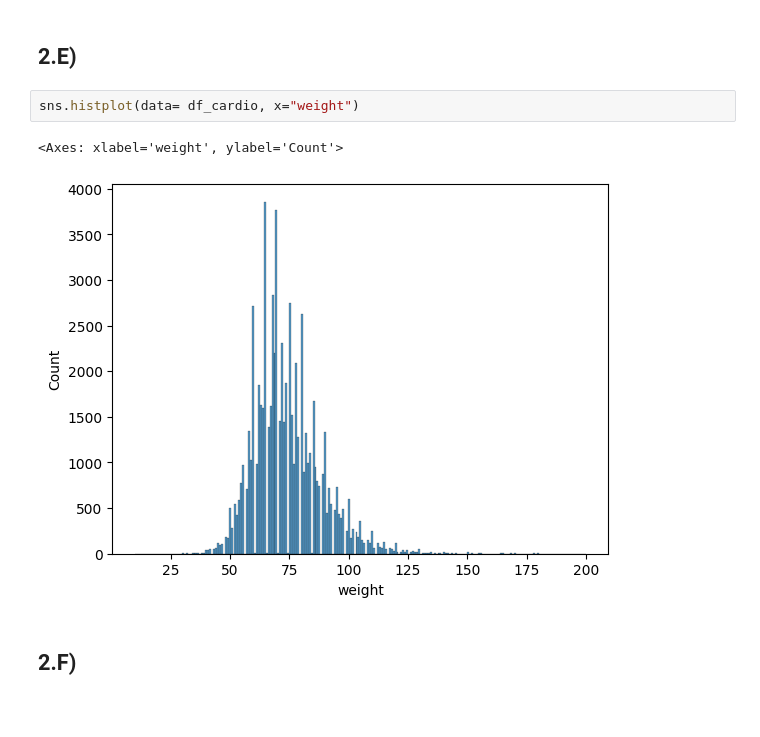
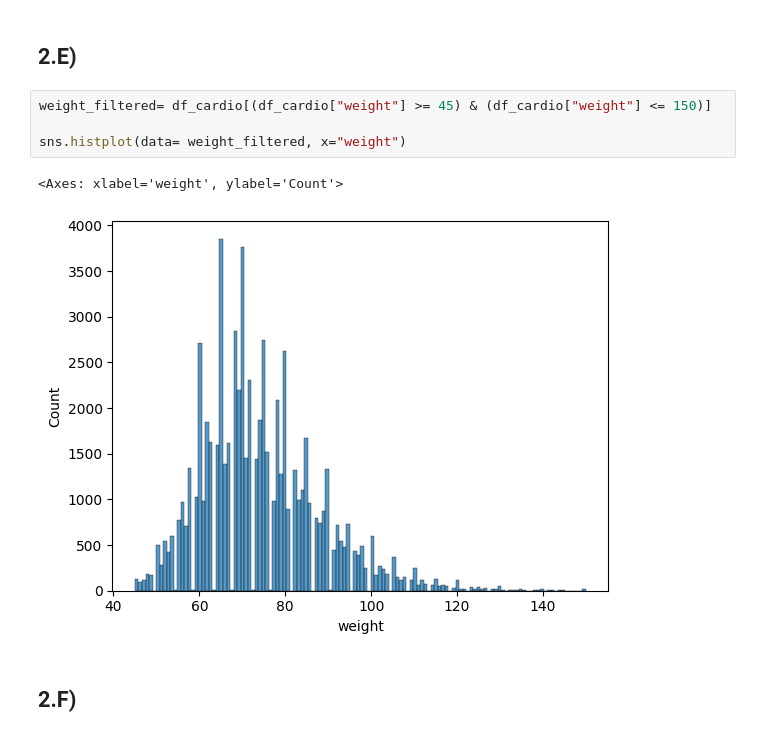
Before and after one commit to MiltonOberg/Artificial_Intelligence2-Milton-OPA23, a Jupyter notebook: Labb_1/labb_1.ipynb, the cells around one changed output. Saved outputs shown, nothing was run; the diff lists cells and outputs as text; blank space fills up the shorter version.

```diff
--- a/Labb_1/labb_1.ipynb
+++ b/Labb_1/labb_1.ipynb
@@ -706,10 +715,12 @@ plt.show()
 [figure]
 # %% [markdown]
 ## 2.E)
-# %%
-sns.histplot(data= df_cardio, x="weight")
-# %% [output]
-<Axes: xlabel='weight', ylabel='Count'>
-[figure, removed]
+# %%
+weight_filtered= df_cardio[(df_cardio["weight"] >= 45) & (df_cardio["weight"] <= 150)]
+
+sns.histplot(data= weight_filtered, x="weight")
+# %% [output]
+<Axes: xlabel='weight', ylabel='Count'>
+[figure, added]
 # %% [markdown]
 ## 2.F)
```
Also changed, not shown: parts of 7 cells of this notebook.
